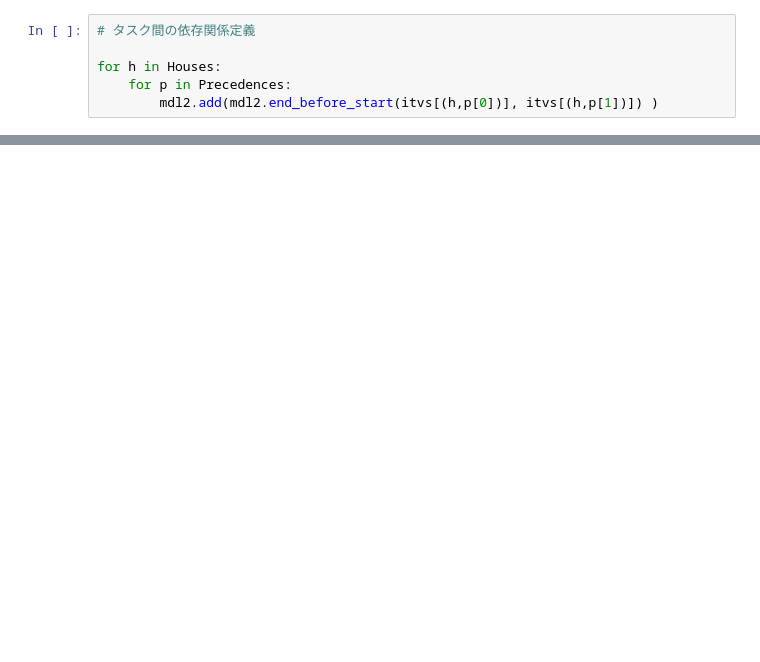
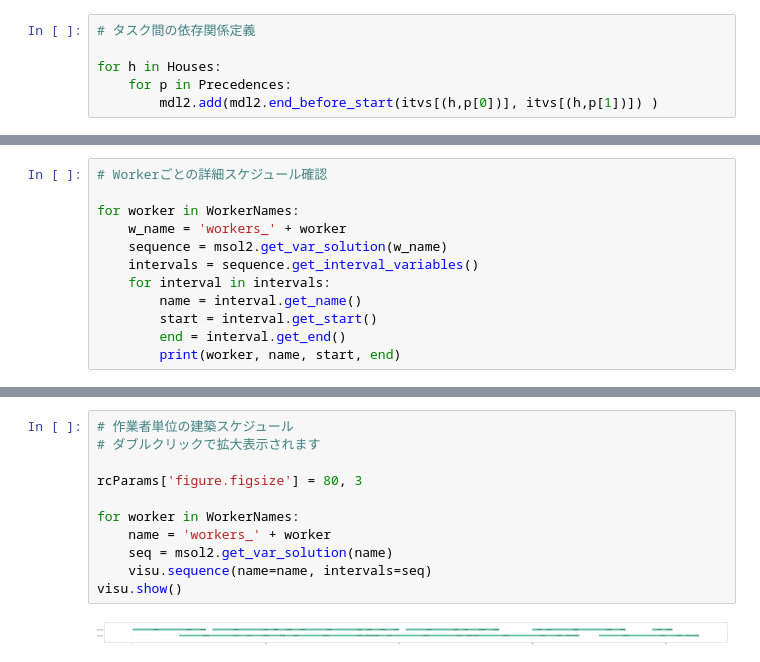
Before and after one commit to makaishi2/cplex-samples, a Jupyter notebook: house-building/house-building3.ipynb, the cells around one changed output, grey strips where cells are left out. Drawn from its saved outputs; the diff is of its cells as text; blank space fills up the shorter version.

```diff
--- a/house-building/house-building3.ipynb
+++ b/house-building/house-building3.ipynb
@@ -179,0 +152,12 @@ visu.show()
+# %%
+# Workerごとの詳細スケジュール確認
+
+for worker in WorkerNames:
+    w_name = 'workers_' + worker
+    sequence = msol2.get_var_solution(w_name)
+    intervals = sequence.get_interval_variables()
+    for interval in intervals:
+        name = interval.get_name()
+        start = interval.get_start()
+        end = interval.get_end()
+        print(worker, name, start, end)
@@ -179,0 +206,13 @@ visu.show()
+# %%
+# 作業者単位の建築スケジュール
+# ダブルクリックで拡大表示されます
+
+rcParams['figure.figsize'] = 80, 3
+
+for worker in WorkerNames:
+    name = 'workers_' + worker
+    seq = msol2.get_var_solution(name)
+    visu.sequence(name=name, intervals=seq)
+visu.show()
+# %% [output]
+[figure, added]
```
Also changed, not shown: parts of 19 cells of this notebook.
